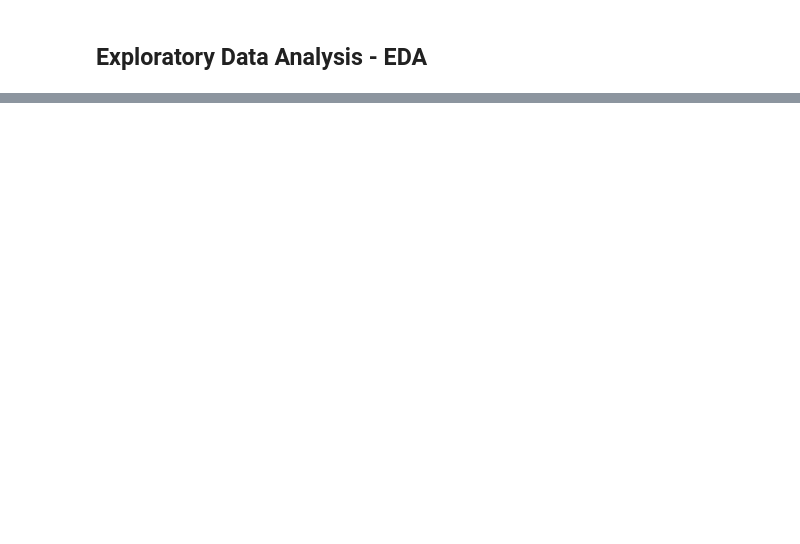
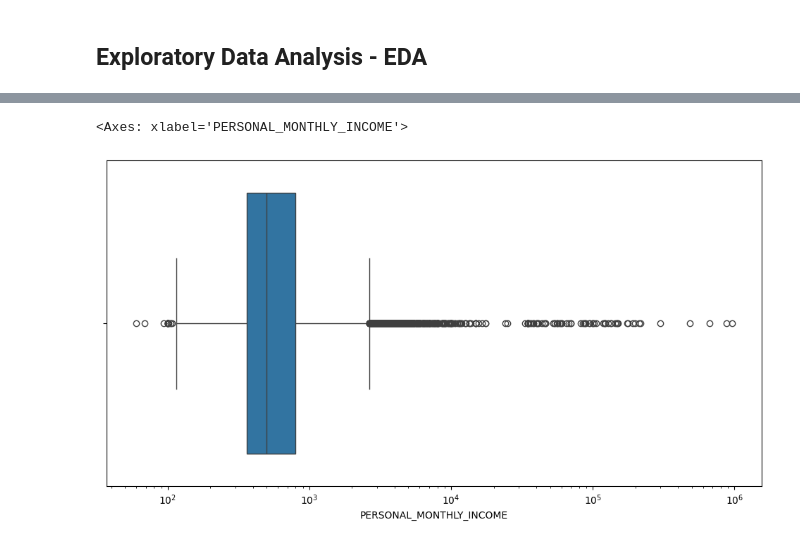
Before and after one commit to alkimer/CreditRiskAnalysisProject, a Jupyter notebook: 1.0-ag-initial-data-exploration.ipynb, the cells around one changed output, grey strips where cells are left out. Saved outputs shown, nothing was run; the diff lists cells and outputs as text; code cells hidden in the pictures; blank space fills up the shorter version.

```diff
--- a/1.0-ag-initial-data-exploration.ipynb
+++ b/1.0-ag-initial-data-exploration.ipynb
@@ -431,0 +59,2 @@ import numpy as np
+# %%
+df = load_dataset_with_colnames(RAW_DATA_DIR)
@@ -431,0 +139,7 @@ import numpy as np
+# %%
+# Plot the distribution of the 'PERSONAL_MONTHLY_INCOME' feature
+plt.figure(figsize=(12, 6))
+sns.boxplot(df, x='PERSONAL_MONTHLY_INCOME', log_scale=True)
+# %% [output]
+<Axes: xlabel='PERSONAL_MONTHLY_INCOME'>
+[figure, added]
```
Also changed, not shown: parts of 53 cells of this notebook, 4 other files.
